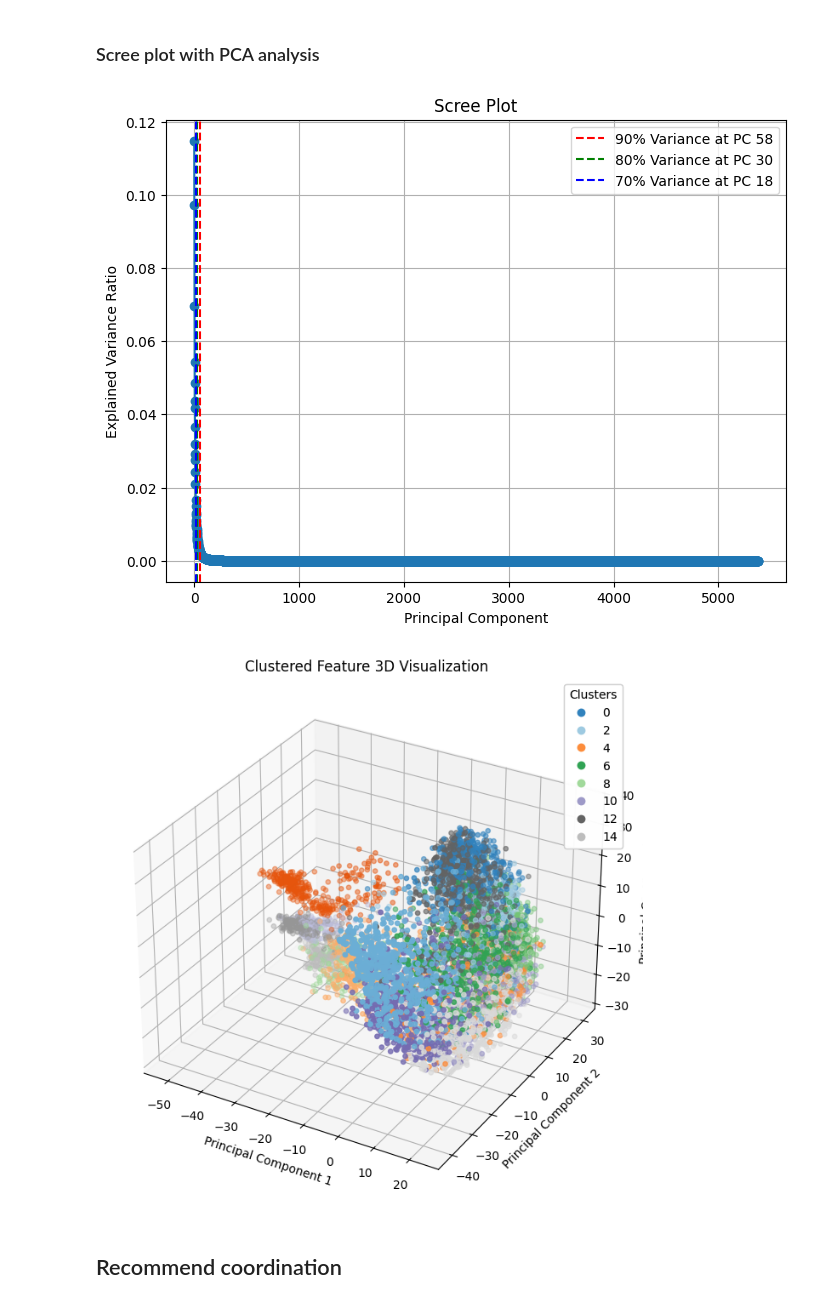
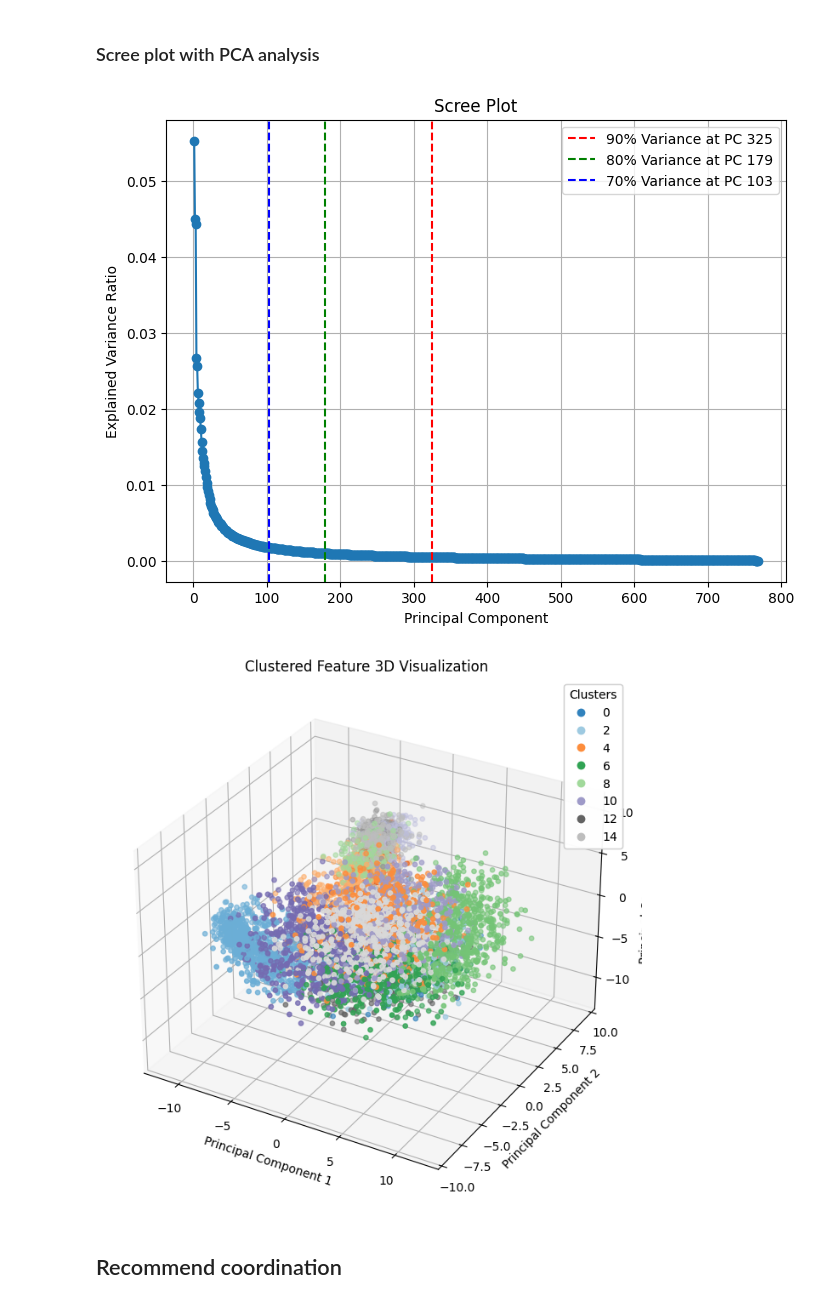
Before and after one commit to MinwooKim1990/ClosetMate, a Jupyter notebook: pj1_Main_example.ipynb, the cells around one changed output. Cells and saved outputs as stored; diff of their text form; code cells hidden in the pictures.

```diff
--- a/pj1_Main_example.ipynb
+++ b/pj1_Main_example.ipynb
@@ -627,0 +79,3 @@ defaultencode clustered labels were saved to saved/defaultencode_labels_VAE_16cl
+# %%
+# perform clustering and save model
+labels, kmeans = perform_clustering_with_cache(user_name, features, model_type=model, n_clusters=no_clusters, force_cluster=False)
@@ -628,7 +85,7 @@ defaultencode clustered labels were saved to saved/defaultencode_labels_VAE_16cl
 # %%
-img_path = 'data/preference/BL-test1.jpg'
+img_path = 'data/preference/PT1.jpg' # load sample input image
 image = Image.open(img_path).convert('RGB')
-plt.imshow(image)
+plt.imshow(image) # show image
 plt.axis('off')
 plt.show()
 # %% [output]
@@ -638,10 +95,11 @@ from tools.Extractor import FeatureExtractor
 import torch
 import warnings
 
-warnings.filterwarnings('ignore', category=UserWarning)
+warnings.filterwarnings('ignore', category=UserWarning) # erase warning
 
-device = torch.device("cuda" if torch.cuda.is_available() else "cpu")
-image_features = extract_features_from_images([img_path], FeatureExtractor(model_type='deit').to(device), device, transform=True)
+device = torch.device("cuda" if torch.cuda.is_available() else "cpu") # set device with gpu
+# extract feature from input image
+image_features = extract_features_from_images([img_path], FeatureExtractor(model_type=model).to(device), device, transform=True)
 print(features.shape)
 print(image_features.shape)
 warnings.resetwarnings()
@@ -651,12 +109,11 @@ warnings.resetwarnings()
 # %% [markdown]
 ## Category classification
 # %%
-labels, kmeans = perform_clustering_with_cache(user_name, encoded_features, model_type='deit', n_clusters=no_clusters)
 print("Labels loaded:", labels is not None)
 print("Model loaded:", kmeans is not None)
 
 if kmeans is not None:
-    predicted_cluster = kmeans.predict(image_features)[0]
+    predicted_cluster = kmeans.predict(image_features)[0] # predict input image
     print(f"이 이미지는 군집 {predicted_cluster}에 속합니다")
 else:
     print("모델이 로드되지 않았습니다. force_cluster=True로 다시 시도합니다.")
@@ -822,10 +295,10 @@ Testing k=30
 # %% [markdown]
 ### Scree plot with PCA analysis
 # %%
-visualize_in_3d_with_scree_plot(reconstructed_data,labels)
+visualize_in_3d_with_scree_plot(features,labels)
 # %% [output]
-[figure, old version]
+[figure, new version]
-[figure, old version]
+[figure, new version]
 # %% [markdown]
 ## Recommend coordination
 # %%
```
Also changed, not shown: parts of 33 cells of this notebook, 21 other files.
